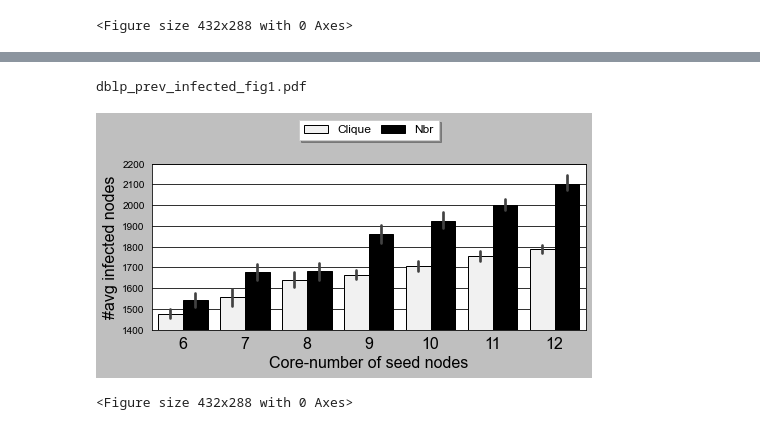
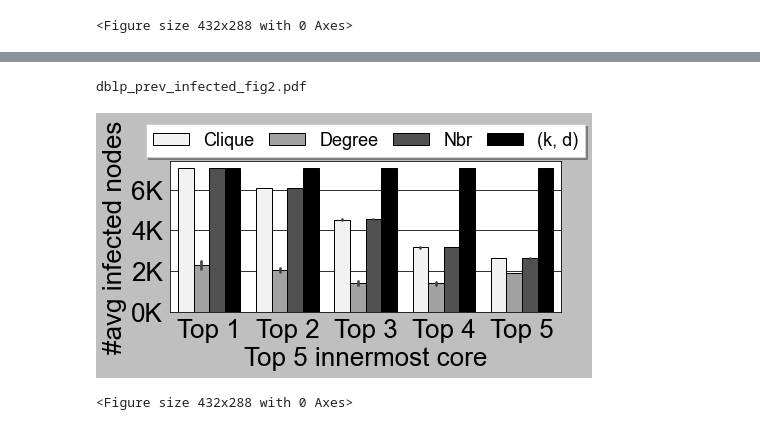
Before and after one commit to toggled/vldbsubmission, a Jupyter notebook: python_src/prev_9a.ipynb, the cells around one changed output, grey strips where cells are left out. Drawn from its saved outputs; the diff is of its cells as text; code cells hidden in the pictures.

Commit message:
plot 9c updated

```diff
--- a/python_src/prev_9a.ipynb
+++ b/python_src/prev_9a.ipynb
@@ -222,5 +281,8 @@ dblp_prev_infected_sorted.pdf
 # %%
-# Fig 1
+fontsize = 28
+labelsize = 20
+
+# Fig 2:
 save = True
 for y_var in ['infected', 'neighbors'][:1]:
 
@@ -233,41 +295,43 @@ for y_var in ['infected', 'neighbors'][:1]:
     hatch_dict = {
         'Nbr': "O",
         '(k, d)': '.',
         'Clique': 'x',
         'Degree': '*'
     }
 
-    include_algos = ['Clique', 'Nbr']
+    include_algos = ['Clique', 'Degree', 'Nbr', '(k, d)']
 
     fig, ax = plt.subplots(figsize=(7, 4))
-    bar = sns.barplot(x='core number', y=y_var, hue='algo', hue_order=include_algos,
-            data=result_df[(result_df['core number'] <= 12) & (result_df['core number'] >= 6)], color='k')
-    plt.xlabel('Core-number of seed nodes', fontsize=fontsize-2)
+    bar = sns.barplot(x='core number sorted', y=y_var, hue='algo', hue_order=include_algos, data=result_df[(result_df['core number sorted'] < 6)], color='k')
+    plt.xlabel('Top 5 innermost core', fontsize=fontsize-2)
     plt.ylabel("#avg infected nodes", fontsize=fontsize-2)
-    plt.ylim(1400, 2200)
-    # ax.yaxis.set_major_formatter(ticker.FuncFormatter(lambda x, pos: '{:,.0f}'.format(x/1000) + 'K'))
+    ax.yaxis.set_major_formatter(ticker.FuncFormatter(lambda x, pos: '{:,.0f}'.format(x/1000) + 'K'))
     # ax.xaxis.set_major_formatter(ticker.FuncFormatter(lambda x, pos: '{:,.0f}'.format(x/1000) + 'K'))
-    plt.xticks(fontsize=fontsize-2)
+    labels = ["Top " + str(item.get_text()) for item in ax.get_xticklabels()]
+    # labels[1] = 'Testing'
+    plt.yticks(fontsize=fontsize-2)
+    ax.set_xticklabels(labels, fontsize=fontsize-2)
+    # plt.xticks(fontsize=fontsize-2)
     # plt.yticks([0, 2000, 4000, 6000, 8000], fontsize=fontsize-2)
     plt.legend(loc='upper center', bbox_to_anchor=(
         0.5, 1.3), ncol=4, fancybox=False, shadow=True, fontsize=labelsize-2, columnspacing=0.8)
 
     # h = itertools.cycle([hatch_dict[i] for i in include_algos])
     # for i,thisbar in enumerate(bar.patches):
     #     if i%len(include_algos)==0:
     #         hatch = next(h)
     #     thisbar.set_hatch(hatch)
 
 
     plt.tight_layout()
-    filename = dataset + "_prev_" + y_var + "_fig1.pdf"
+    filename = dataset + "_prev_" + y_var + "_fig2.pdf"
     print(filename)
     if(save):
         plt.savefig("../fig/" + filename)
     plt.show()
     plt.clf()
     # break
 # %% [output]
-dblp_prev_infected_fig1.pdf
+dblp_prev_infected_fig2.pdf
-[figure, old version]
+[figure, new version]
 <Figure size 432x288 with 0 Axes>
```
Also changed, not shown: parts of 8 cells of this notebook.
